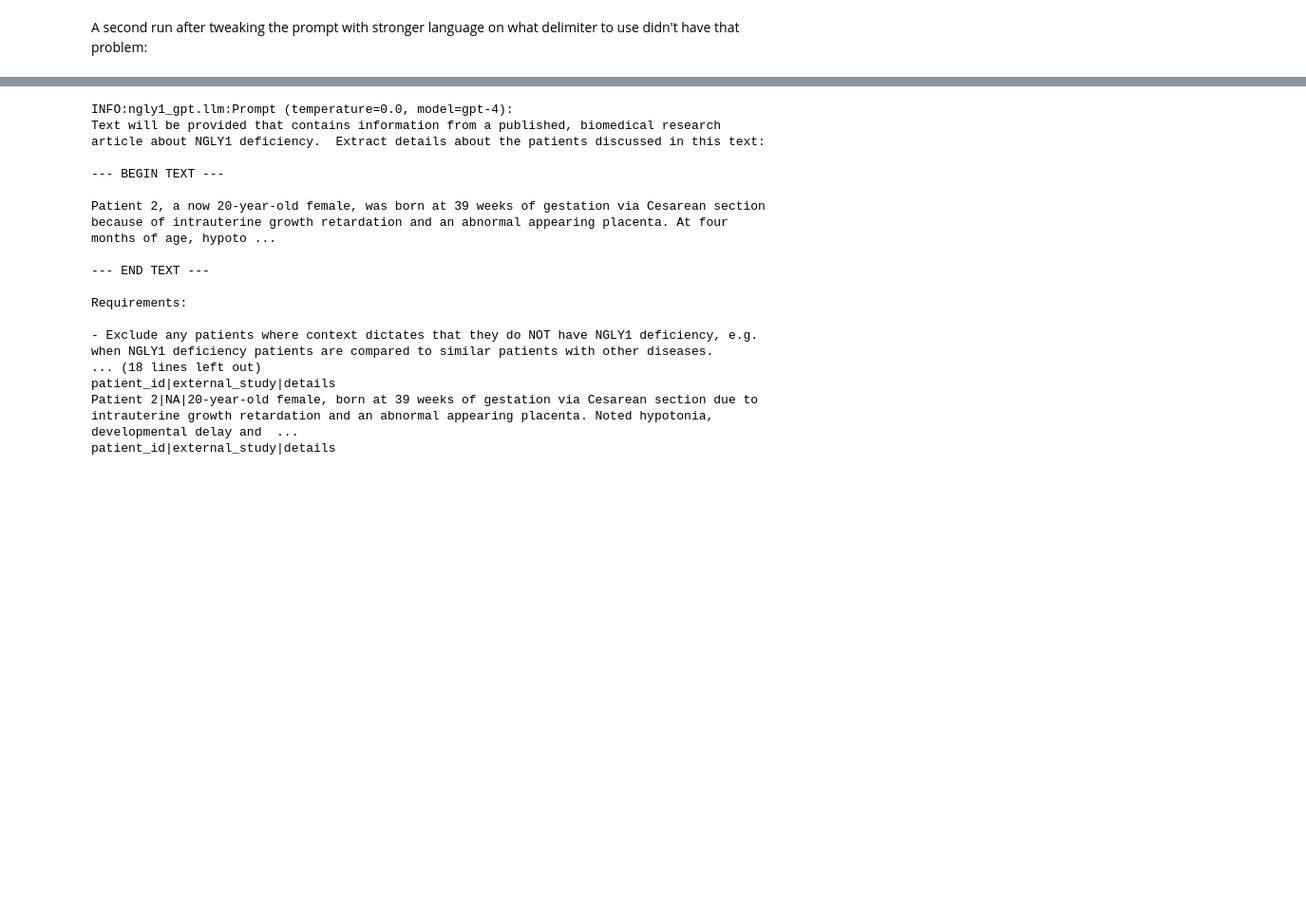
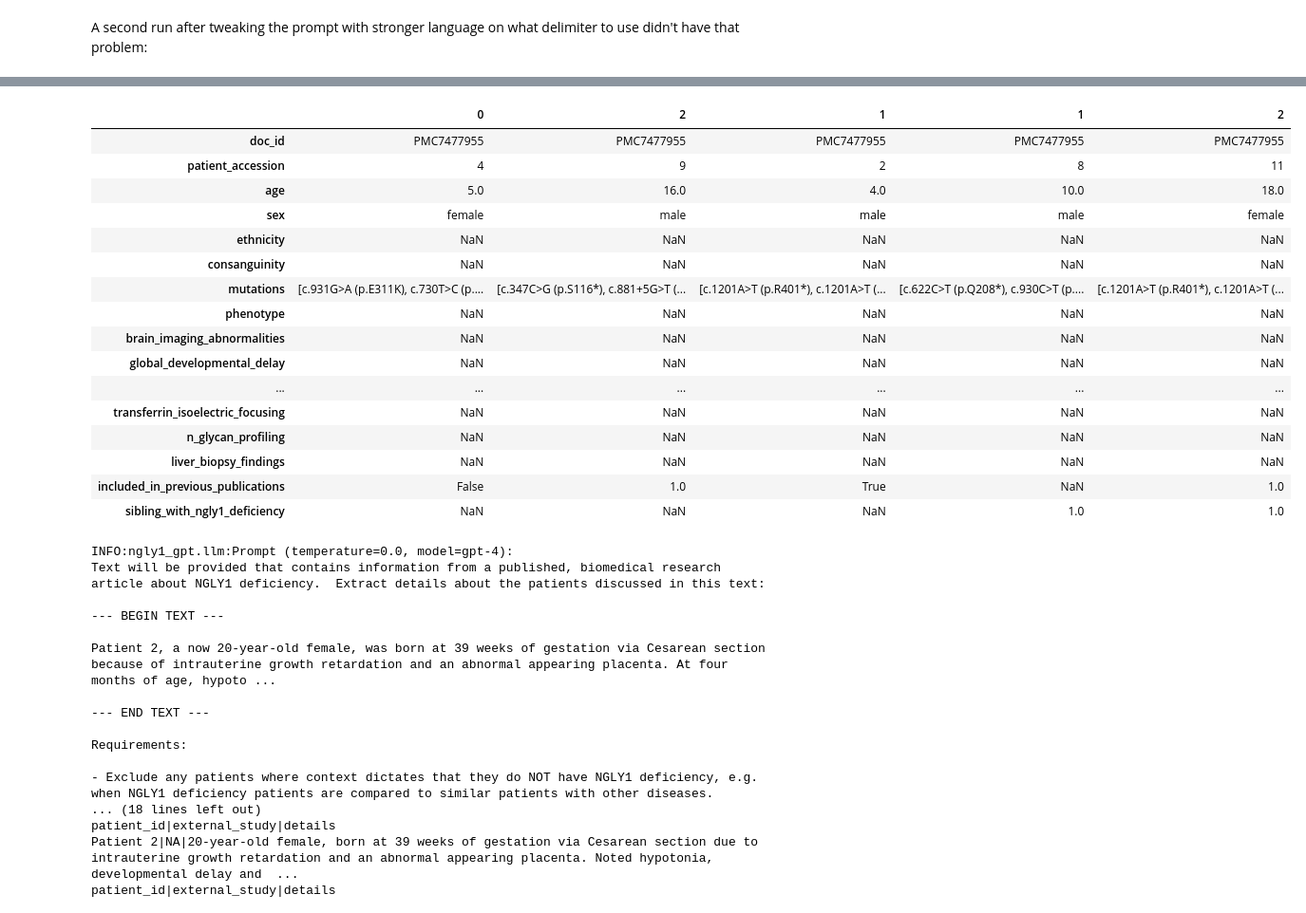
Before and after one commit to eric-czech/ngly1-gpt, a Jupyter notebook: ngly1_gpt/notebooks/patient_extraction.ipynb, the cells around one changed output, grey strips where cells are left out. Shown: that part at 95% size. Saved outputs shown, nothing was run; the diff lists cells and outputs as text; code cells hidden in the pictures; blank space fills up the shorter version.

```diff
--- a/ngly1_gpt/notebooks/patient_extraction.ipynb
+++ b/ngly1_gpt/notebooks/patient_extraction.ipynb
@@ -312,0 +192,4 @@ PMC4243708|7|1) WES was performed on a clinical basis at Emory Genetics Laborato
+# %%
+patient_records = pd.read_json(utils.get_paths().output_data / "patients.json", lines=True)
+patient_records.info()
+patient_records.head()
@@ -313,3 +262,23 @@ PMC4243708|7|1) WES was performed on a clinical basis at Emory Genetics Laborato
+# %%
+patient_records.pipe(lambda df: df[df['doc_id'] == 'PMC7477955']).sample(5, random_state=0).T
+# %% [output]
+|  | 0 | 2 | 1 | 1 | 2 |
+| doc_id | PMC7477955 | PMC7477955 | PMC7477955 | PMC7477955 | PMC7477955 |
+| patient_accession | 4 | 9 | 2 | 8 | 11 |
+| age | 5.0 | 16.0 | 4.0 | 10.0 | 18.0 |
+| sex | female | male | male | male | female |
+| ethnicity | NaN | NaN | NaN | NaN | NaN |
+| consanguinity | NaN | NaN | NaN | NaN | NaN |
+| mutations | [c.931G>A (p.E311K), c.730T>C (p.... | [c.347C>G (p.S116*), c.881+5G>T (... | [c.1201A>T (p.R401*), c.1201A>T (... | [c.622C>T (p.Q208*), c.930C>T (p.... | [c.1201A>T (p.R401*), c.1201A>T (... |
+| phenotype | NaN | NaN | NaN | NaN | NaN |
+| brain_imaging_abnormalities | NaN | NaN | NaN | NaN | NaN |
+| global_developmental_delay | NaN | NaN | NaN | NaN | NaN |
+| ... | ... | ... | ... | ... | ... |
+| transferrin_isoelectric_focusing | NaN | NaN | NaN | NaN | NaN |
+| n_glycan_profiling | NaN | NaN | NaN | NaN | NaN |
+| liver_biopsy_findings | NaN | NaN | NaN | NaN | NaN |
+| included_in_previous_publications | False | 1.0 | True | NaN | 1.0 |
+| sibling_with_ngly1_deficiency | NaN | NaN | NaN | 1.0 | 1.0 |
 # %%
 text = """
 Neurologic Phenotype
```
Also changed, not shown: parts of 14 cells of this notebook, 14 other files.
